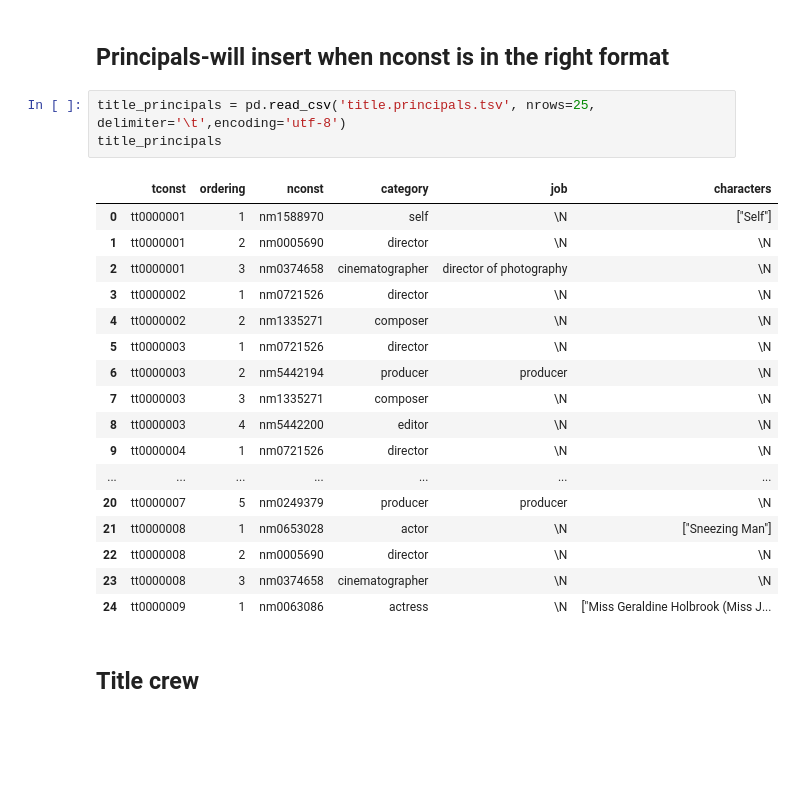
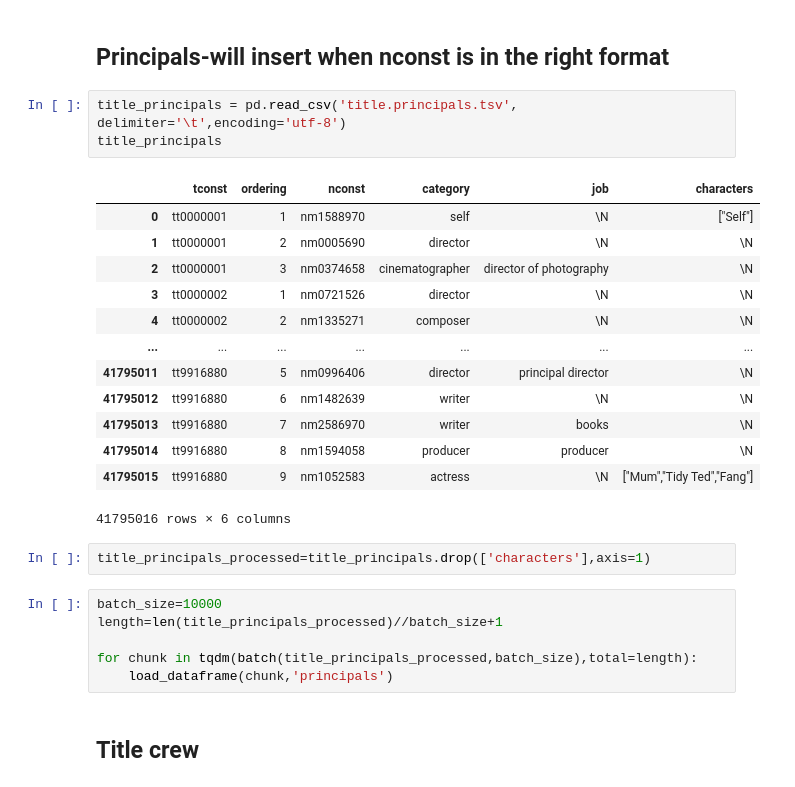
Before and after one commit to abasiamaakpan/Movie_Database_Application, a Jupyter notebook: Imdb_Database_App.ipynb, the cells around one changed output. Saved outputs shown, nothing was run; the diff lists cells and outputs as text; blank space fills up the shorter version.

```diff
--- a/Imdb_Database_App.ipynb
+++ b/Imdb_Database_App.ipynb
@@ -834,26 +829,30 @@ for chunk in tqdm(batch(name_basics_preprocessed,batch_size),total=length):
 # %% [markdown]
 ## Principals-will insert when nconst is in the right format  ##
 # %%
-title_principals = pd.read_csv('title.principals.tsv', nrows=25, delimiter='\t',encoding='utf-8')
+title_principals = pd.read_csv('title.principals.tsv', delimiter='\t',encoding='utf-8')
 title_principals
 # %% [output]
 |  | tconst | ordering | nconst | category | job | characters |
 | 0 | tt0000001 | 1 | nm1588970 | self | \N | ["Self"] |
 | 1 | tt0000001 | 2 | nm0005690 | director | \N | \N |
 | 2 | tt0000001 | 3 | nm0374658 | cinematographer | director of photography | \N |
 | 3 | tt0000002 | 1 | nm0721526 | director | \N | \N |
 | 4 | tt0000002 | 2 | nm1335271 | composer | \N | \N |
-| 5 | tt0000003 | 1 | nm0721526 | director | \N | \N |
-| 6 | tt0000003 | 2 | nm5442194 | producer | producer | \N |
-| 7 | tt0000003 | 3 | nm1335271 | composer | \N | \N |
-| 8 | tt0000003 | 4 | nm5442200 | editor | \N | \N |
-| 9 | tt0000004 | 1 | nm0721526 | director | \N | \N |
 | ... | ... | ... | ... | ... | ... | ... |
-| 20 | tt0000007 | 5 | nm0249379 | producer | producer | \N |
-| 21 | tt0000008 | 1 | nm0653028 | actor | \N | ["Sneezing Man"] |
-| 22 | tt0000008 | 2 | nm0005690 | director | \N | \N |
-| 23 | tt0000008 | 3 | nm0374658 | cinematographer | \N | \N |
-| 24 | tt0000009 | 1 | nm0063086 | actress | \N | ["Miss Geraldine Holbrook (Miss J... |
+| 41795011 | tt9916880 | 5 | nm0996406 | director | principal director | \N |
+| 41795012 | tt9916880 | 6 | nm1482639 | writer | \N | \N |
+| 41795013 | tt9916880 | 7 | nm2586970 | writer | books | \N |
+| 41795014 | tt9916880 | 8 | nm1594058 | producer | producer | \N |
+| 41795015 | tt9916880 | 9 | nm1052583 | actress | \N | ["Mum","Tidy Ted","Fang"] |
+41795016 rows × 6 columns
+# %%
+title_principals_processed=title_principals.drop(['characters'],axis=1)
+# %%
+batch_size=10000
+length=len(title_principals_processed)//batch_size+1
+
+for chunk in tqdm(batch(title_principals_processed,batch_size),total=length):
+    load_dataframe(chunk,'principals')
 # %% [markdown]
 ## Title crew ##
 # %%
```
Also changed, not shown: parts of 38 cells of this notebook.
